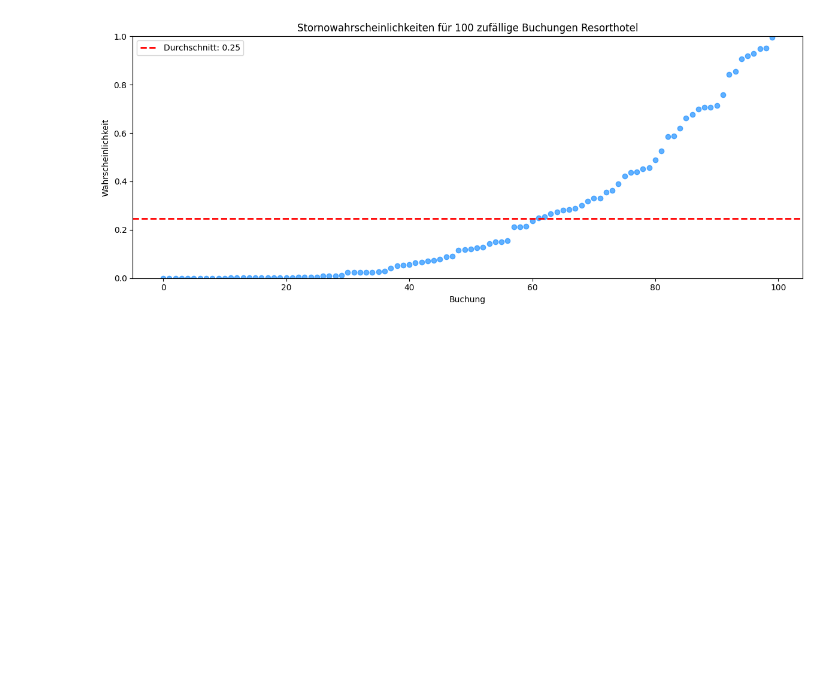
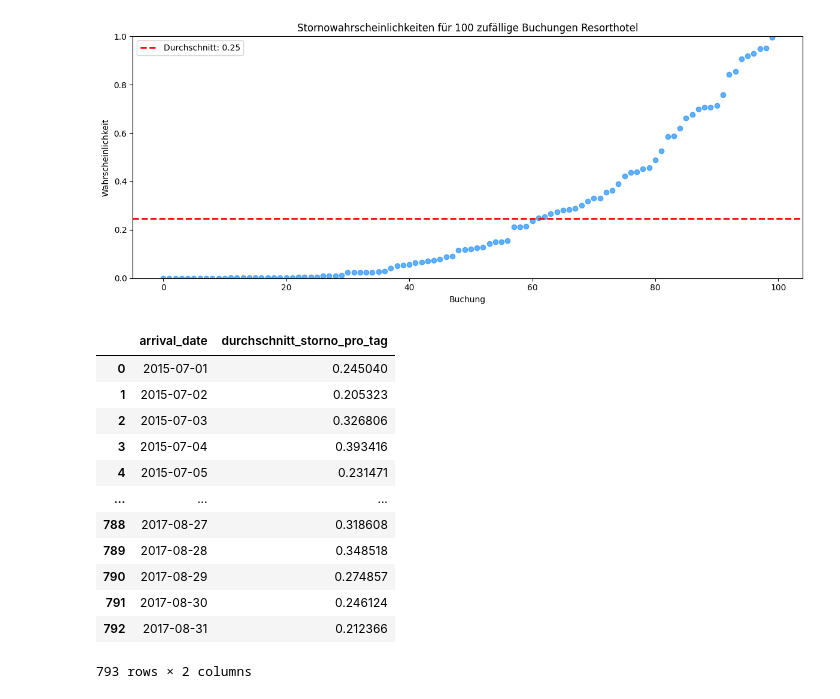
Before and after one commit to abt-kevin/Hotel_Bookings, a Jupyter notebook: Resort_LightGBM.ipynb, the cells around one changed output. Drawn from its saved outputs; the diff is of its cells as text; code cells hidden in the pictures; blank space fills up the shorter version.

```diff
--- a/Resort_LightGBM.ipynb
+++ b/Resort_LightGBM.ipynb
@@ -134,3 +134,36 @@ plt.legend()
 plt.show()
 # %% [output]
 [figure]
+# %%
+import warnings
+warnings.filterwarnings("ignore", category=UserWarning)
+
+verwendete_spalten = cat_cols + num_cols + ["arrival_date"]
+df_resort_copy2 = df_resort.copy()
+X_resort2 = df_resort_copy2[verwendete_spalten].copy()
+
+X_resort2.loc[:, "Stornowahrscheinlichkeit"] = pipeline.predict_proba(X_resort2.drop(columns=["arrival_date"]))[:, 1]
+
+
+# Tagesdurchschnitt berechnen
+tagesschnitt = (
+    X_resort2
+    .groupby("arrival_date")["Stornowahrscheinlichkeit"]
+    .mean()
+    .reset_index(name="durchschnitt_storno_pro_tag")
+)
+tagesschnitt
+# %% [output]
+|  | arrival_date | durchschnitt_storno_pro_tag |
+| 0 | 2015-07-01 | 0.245040 |
+| 1 | 2015-07-02 | 0.205323 |
+| 2 | 2015-07-03 | 0.326806 |
+| 3 | 2015-07-04 | 0.393416 |
+| 4 | 2015-07-05 | 0.231471 |
+| ... | ... | ... |
+| 788 | 2017-08-27 | 0.318608 |
+| 789 | 2017-08-28 | 0.348518 |
+| 790 | 2017-08-29 | 0.274857 |
+| 791 | 2017-08-30 | 0.246124 |
+| 792 | 2017-08-31 | 0.212366 |
+793 rows × 2 columns
```
Also changed, not shown: parts of 1 cell of this notebook.
